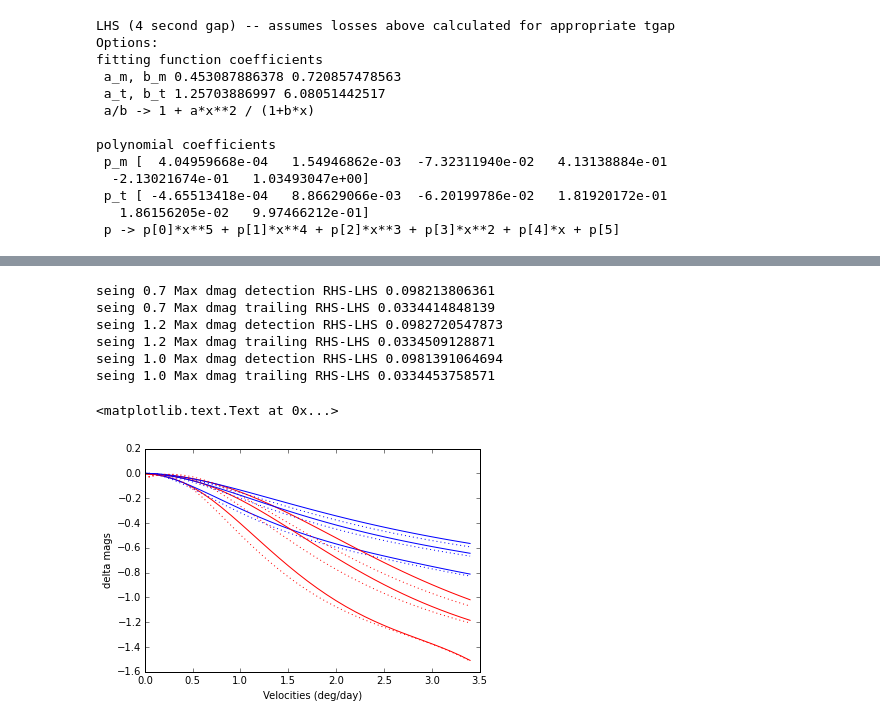
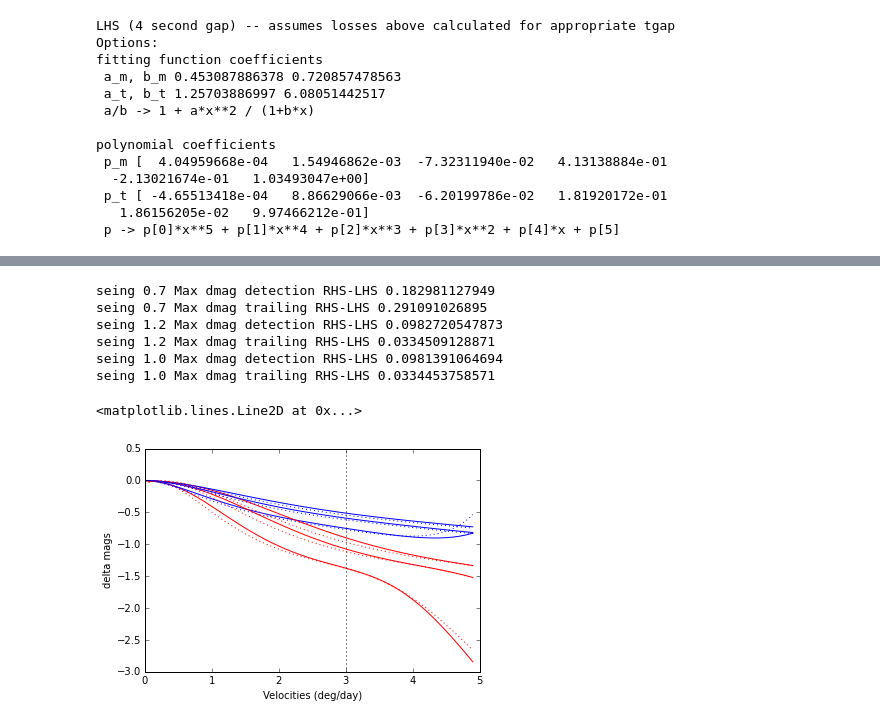
Before and after one commit to rhiannonlynne/MafSSO, a Jupyter notebook: Trailing Losses.ipynb, the cells around one changed output, grey strips where cells are left out. Saved outputs shown, nothing was run; the diff lists cells and outputs as text; code cells hidden in the pictures.

Commit message:
Fixed bug in trailing losses - thanks Simon

```diff
--- a/Trailing Losses.ipynb
+++ b/Trailing Losses.ipynb
@@ -601,19 +594,18 @@ def fitfunc3(x, c1, c2,  c3):
 # %%
+tExp = 30.0
+
 # combine the data so that we can fit it all at once.
 xall = []
 detall = []
 trailall = []
-vall = []
 diffall = []
 for s in det_loss:
     x = vToX(velocities, tExp, s)
     xall.append(x)
-    vall.append(velocities)
     detall.append(det_loss[s])
     trailall.append(trail_loss[s])
     diffall.append(diff_loss[s])
 xall = np.array(xall).flatten()
-vall = np.array(vall).flatten()
 detall = np.array(detall).flatten()
 trailall = np.array(trailall).flatten()
 diffall = np.array(diffall).flatten()
@@ -621,27 +613,24 @@ xarg = np.argsort(xall)
 detall = detall[xarg]
 trailall = trailall[xarg]
 xall = xall[xarg]
-varg = np.argsort(vall)
-diffall = diffall[varg]
-vall = vall[varg]
+diffall = diffall[xarg]
 popt, pcov = curve_fit(fitfunc, xall, detall)
 am = popt[0]
 bm = popt[1]
 popt, pcov = curve_fit(fitfunc, xall, trailall)
 at = popt[0]
 bt = popt[1]
-popt, pcov = curve_fit(fitfunc3, vall, diffall)
+popt, pcov = curve_fit(fitfunc2, xall, diffall)
 ad = popt[0]
 bd = popt[1]
-cd = popt[2]
 print am, bm
 print at, bt
-print ad, bd, cd
+print ad, bd
 
 # Residuals?
 dl = fitfunc(xall, am, bm)
 tl = fitfunc(xall, at, bt)
-dd = fitfunc3(vall, ad, bd, cd)
+dd = fitfunc2(xall, ad, bd)
 
 
 # Plot data
@@ -650,28 +639,28 @@ plt.plot(xall, tl, 'b-')
 plt.plot(xall, detall, 'r.')
 plt.plot(xall, trailall, 'b.')
 plt.xlabel('x')
-plt.ylabel('flux/S loss')
+plt.ylabel('flux loss')
 
 plt.figure()
-plt.plot(vall, dd, 'g-')
-plt.plot(vall, diffall, 'g.')
-plt.xlabel('Velocity')
-plt.ylabel('diff (det - trail) flux/S')
+plt.plot(xall, dd, 'g-')
+plt.plot(xall, diffall, 'g.')
+plt.xlabel('x')
+plt.ylabel('diff (det - trail) flux')
 
 # plot diffs.
 plt.figure()
 diff_dl = 2.5*np.log10(detall / dl)
 diff_tl = 2.5*np.log10(trailall / tl)
 eps = 1e-20
-diff_dd = np.where(vall>cd, 2.5*np.log10(diffall / dd), 0)
+diff_dd = 2.5*np.log10(diffall / dd)
 plt.plot(xall, diff_dl, 'r-')
 plt.plot(xall, diff_tl, 'b-')
 plt.xlabel('x')
 plt.ylabel('$\Delta$ (mag_calc - mag_fit)')
 
 plt.figure()
-plt.plot(vall, diff_dd, 'g-')
-plt.xlabel('v')
+plt.plot(xall, diff_dd, 'g-')
+plt.xlabel('x')
 plt.ylabel('$\Delta$ (mag_calc - mag_fit)')
 # %% [output]
 0.453087886378 0.720857478563
@@ -781,33 +756,36 @@ polynomial coefficients
 # %%
+tExp = 30.0
+vel = np.arange(0, 5.0, 0.1)
 # Compare LHS / RHS
 #  Use RECORDED values of the coefficients to come up with these.
 pm_LHS = np.array([  4.04959668e-04,   1.54946862e-03,  -7.32311940e-02,   4.13138884e-01,
   -2.13021674e-01,   1.03493047e+00], float)
 pt_LHS = np.array([ -4.65513418e-04,   8.86629066e-03,  -6.20199786e-02,   1.81920172e-01,
    1.86156205e-02,   9.97466212e-01], float)
 pm_RHS = np.array([0.00162949, -0.0207663,   0.06837207, 0.06375911,  0.0213666,   1.00264901], float)
 pt_RHS = np.array([-3.05533223e-04,   6.30149935e-03,  -4.80305561e-02,  1.56176581e-01,
    1.05645986e-02,   9.98952487e-01], float)
 for s in det_loss:
-    x = vToX(v, tExp, s)
+    x = vToX(vel, tExp, s)
     dl_RHS = np.polyval(pm_RHS, x)
     tl_RHS = np.polyval(pt_RHS, x)
-    plt.plot(v, -2.5*np.log10(dl_RHS), 'r-')
-    plt.plot(v, -2.5*np.log10(tl_RHS), 'b-')
+    plt.plot(vel, -2.5*np.log10(dl_RHS), 'r-')
+    plt.plot(vel, -2.5*np.log10(tl_RHS), 'b-')
     dl_LHS = np.polyval(pm_LHS, x)
     tl_LHS = np.polyval(pt_LHS, x)
-    plt.plot(v, -2.5*np.log10(dl_LHS), 'r:')
-    plt.plot(v, -2.5*np.log10(tl_LHS), 'b:')
+    plt.plot(vel, -2.5*np.log10(dl_LHS), 'r:')
+    plt.plot(vel, -2.5*np.log10(tl_LHS), 'b:')
     print 'seing', s, 'Max dmag detection RHS-LHS', np.max(np.abs(-2.5*np.log10(dl_RHS) - -2.5*np.log10(dl_LHS)))
     print 'seing', s, 'Max dmag trailing RHS-LHS', np.max(np.abs(-2.5*np.log10(tl_RHS) - -2.5*np.log10(tl_LHS)))
 plt.xlabel('Velocities (deg/day)')
 plt.ylabel('delta mags')
+plt.axvline(3.0, linestyle=':', color='k')
 # %% [output]
-seing 0.7 Max dmag detection RHS-LHS 0.098213806361
-seing 0.7 Max dmag trailing RHS-LHS 0.0334414848139
+seing 0.7 Max dmag detection RHS-LHS 0.182981127949
+seing 0.7 Max dmag trailing RHS-LHS 0.291091026895
 seing 1.2 Max dmag detection RHS-LHS 0.0982720547873
 seing 1.2 Max dmag trailing RHS-LHS 0.0334509128871
 seing 1.0 Max dmag detection RHS-LHS 0.0981391064694
 seing 1.0 Max dmag trailing RHS-LHS 0.0334453758571
-<matplotlib.text.Text at 0x...>
+<matplotlib.lines.Line2D at 0x...>
-[figure, old version]
+[figure, new version]
```
Also changed, not shown: parts of 8 cells of this notebook.
